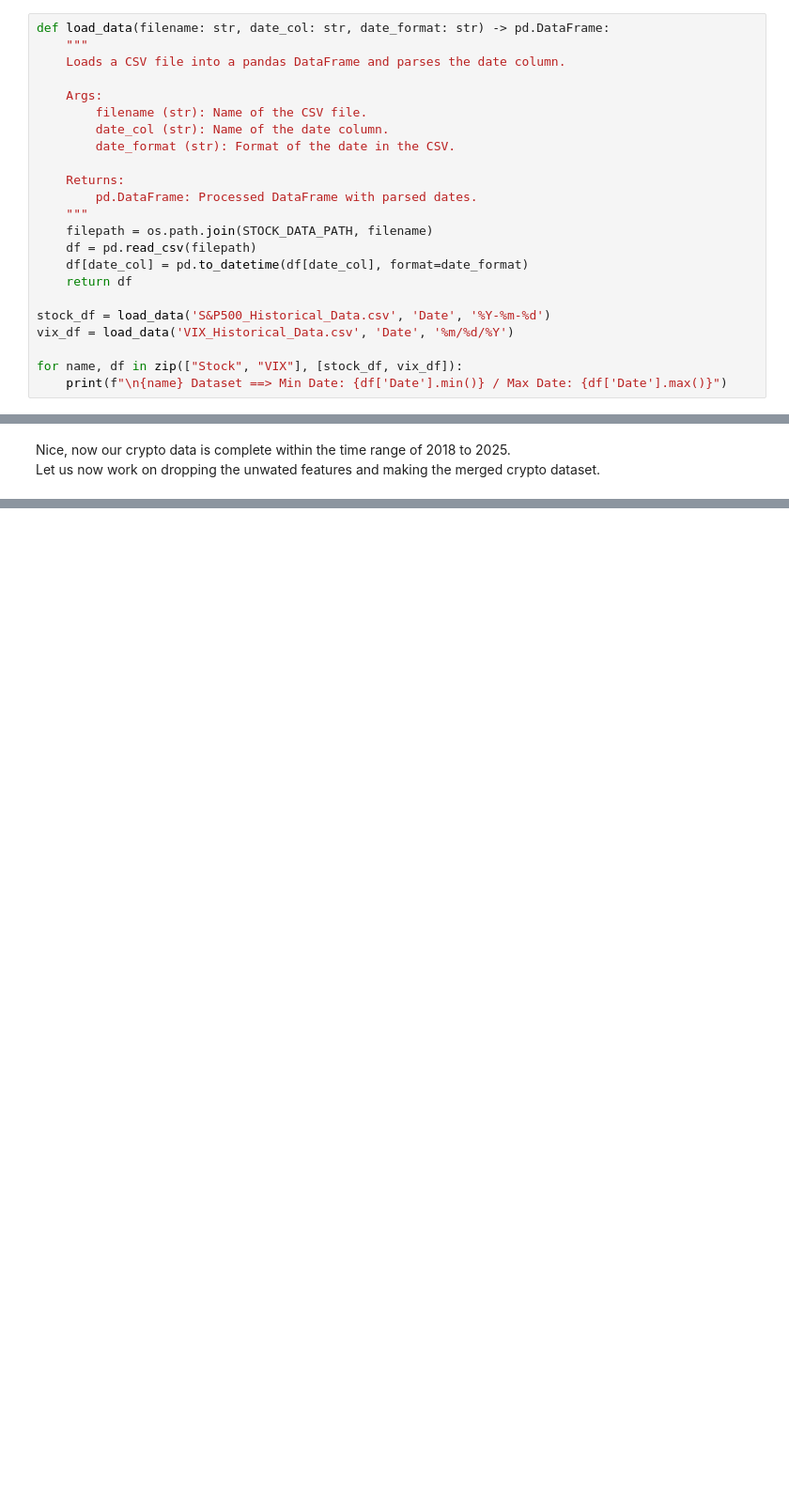
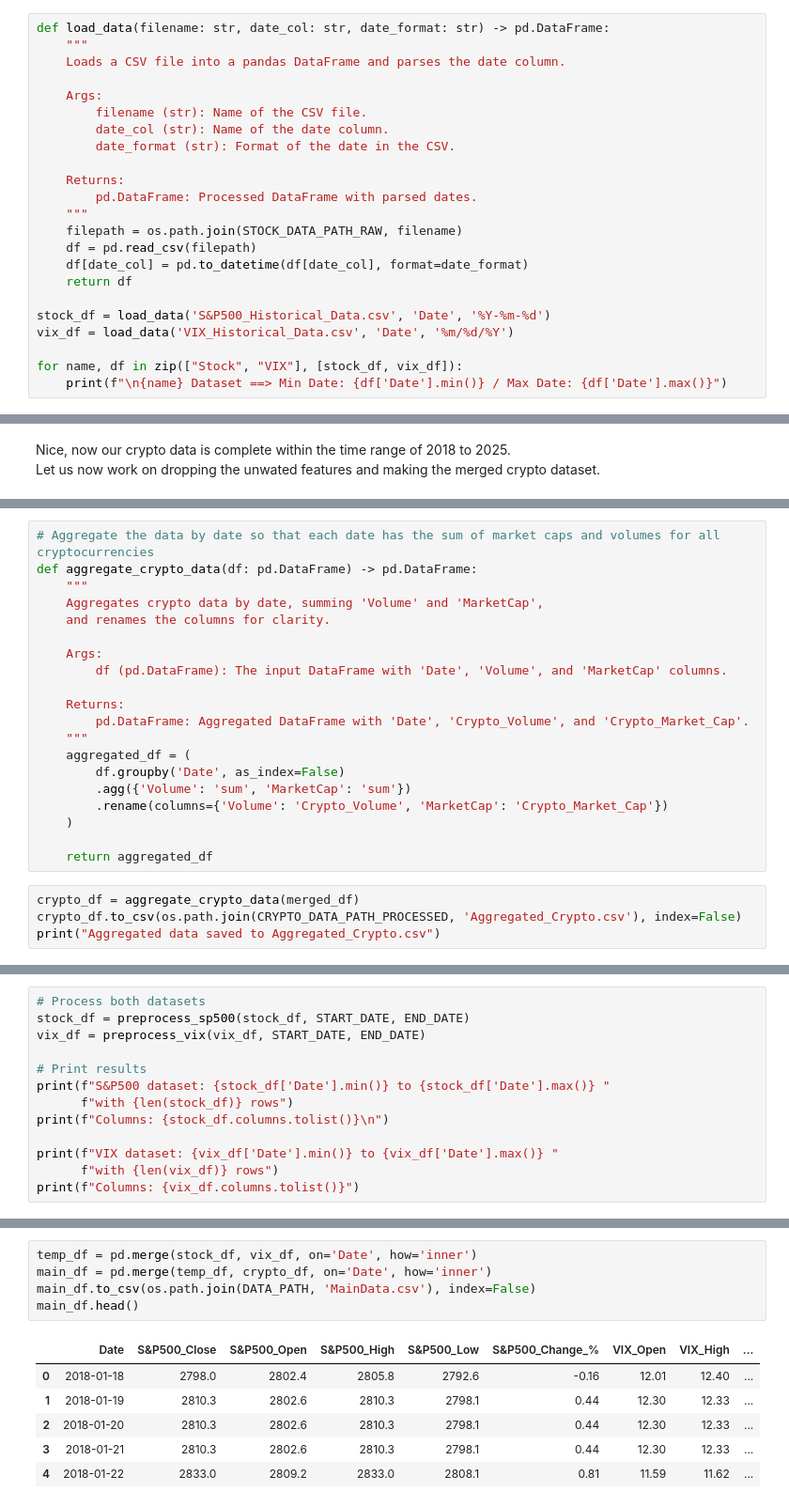
Before and after one commit to KhalilGarali/Crypto-MarketCap-Forecast-Based-On-SP500, a Jupyter notebook: master.ipynb, the cells around one changed output, grey strips where cells are left out. Shown at 94% size. Drawn from its saved outputs; the diff is of its cells as text; blank space fills up the shorter version.

Commit message:
main dataset completed

```diff
--- a/master.ipynb
+++ b/master.ipynb
@@ -55,7 +59,7 @@ def load_data(filename: str, date_col: str, date_format: str) -> pd.DataFrame:
     Returns:
         pd.DataFrame: Processed DataFrame with parsed dates.
     """
-    filepath = os.path.join(STOCK_DATA_PATH, filename)
+    filepath = os.path.join(STOCK_DATA_PATH_RAW, filename)
     df = pd.read_csv(filepath)
     df[date_col] = pd.to_datetime(df[date_col], format=date_format)
     return df
@@ -180,0 +226,24 @@ Let us now work on dropping the unwated features and making the merged crypto da
+# %%
+# Aggregate the data by date so that each date has the sum of market caps and volumes for all cryptocurrencies
+def aggregate_crypto_data(df: pd.DataFrame) -> pd.DataFrame:
+    """
+    Aggregates crypto data by date, summing 'Volume' and 'MarketCap',
+    and renames the columns for clarity.
+
+    Args:
+        df (pd.DataFrame): The input DataFrame with 'Date', 'Volume', and 'MarketCap' columns.
+
+    Returns:
+        pd.DataFrame: Aggregated DataFrame with 'Date', 'Crypto_Volume', and 'Crypto_Market_Cap'.
+    """
+    aggregated_df = (
+        df.groupby('Date', as_index=False)
+        .agg({'Volume': 'sum', 'MarketCap': 'sum'})
+        .rename(columns={'Volume': 'Crypto_Volume', 'MarketCap': 'Crypto_Market_Cap'})
+    )
+
+    return aggregated_df
+# %%
+crypto_df = aggregate_crypto_data(merged_df)
+crypto_df.to_csv(os.path.join(CRYPTO_DATA_PATH_PROCESSED, 'Aggregated_Crypto.csv'), index=False)
+print("Aggregated data saved to Aggregated_Crypto.csv")
@@ -180,0 +360,13 @@ Let us now work on dropping the unwated features and making the merged crypto da
+# %%
+# Process both datasets
+stock_df = preprocess_sp500(stock_df, START_DATE, END_DATE)
+vix_df = preprocess_vix(vix_df, START_DATE, END_DATE)
+
+# Print results
+print(f"S&P500 dataset: {stock_df['Date'].min()} to {stock_df['Date'].max()} "
+      f"with {len(stock_df)} rows")
+print(f"Columns: {stock_df.columns.tolist()}\n")
+
+print(f"VIX dataset: {vix_df['Date'].min()} to {vix_df['Date'].max()} "
+      f"with {len(vix_df)} rows")
+print(f"Columns: {vix_df.columns.tolist()}")
@@ -180,0 +390,12 @@ Let us now work on dropping the unwated features and making the merged crypto da
+# %%
+temp_df = pd.merge(stock_df, vix_df, on='Date', how='inner')
+main_df = pd.merge(temp_df, crypto_df, on='Date', how='inner')
+main_df.to_csv(os.path.join(DATA_PATH, 'MainData.csv'), index=False)
+main_df.head()
+# %% [output]
+|  | Date | S&P500_Close | S&P500_Open | S&P500_High | S&P500_Low | S&P500_Change_% | VIX_Open | VIX_High | ... |
+| 0 | 2018-01-18 | 2798.0 | 2802.4 | 2805.8 | 2792.6 | -0.16 | 12.01 | 12.40 | ... |
+| 1 | 2018-01-19 | 2810.3 | 2802.6 | 2810.3 | 2798.1 | 0.44 | 12.30 | 12.33 | ... |
+| 2 | 2018-01-20 | 2810.3 | 2802.6 | 2810.3 | 2798.1 | 0.44 | 12.30 | 12.33 | ... |
+| 3 | 2018-01-21 | 2810.3 | 2802.6 | 2810.3 | 2798.1 | 0.44 | 12.30 | 12.33 | ... |
+| 4 | 2018-01-22 | 2833.0 | 2809.2 | 2833.0 | 2808.1 | 0.81 | 11.59 | 11.62 | ... |
```
Also changed, not shown: parts of 26 cells of this notebook, 23 other files.
